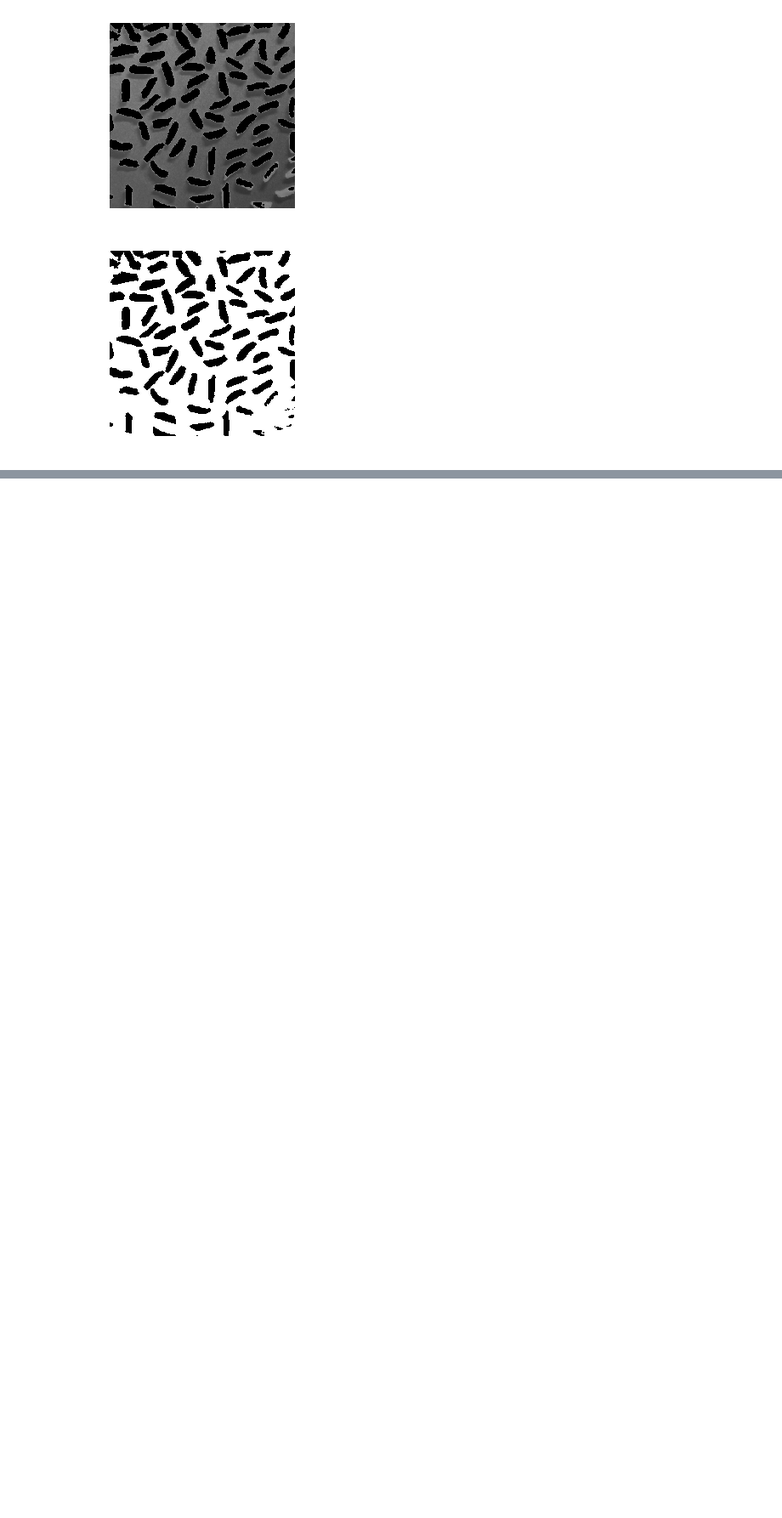
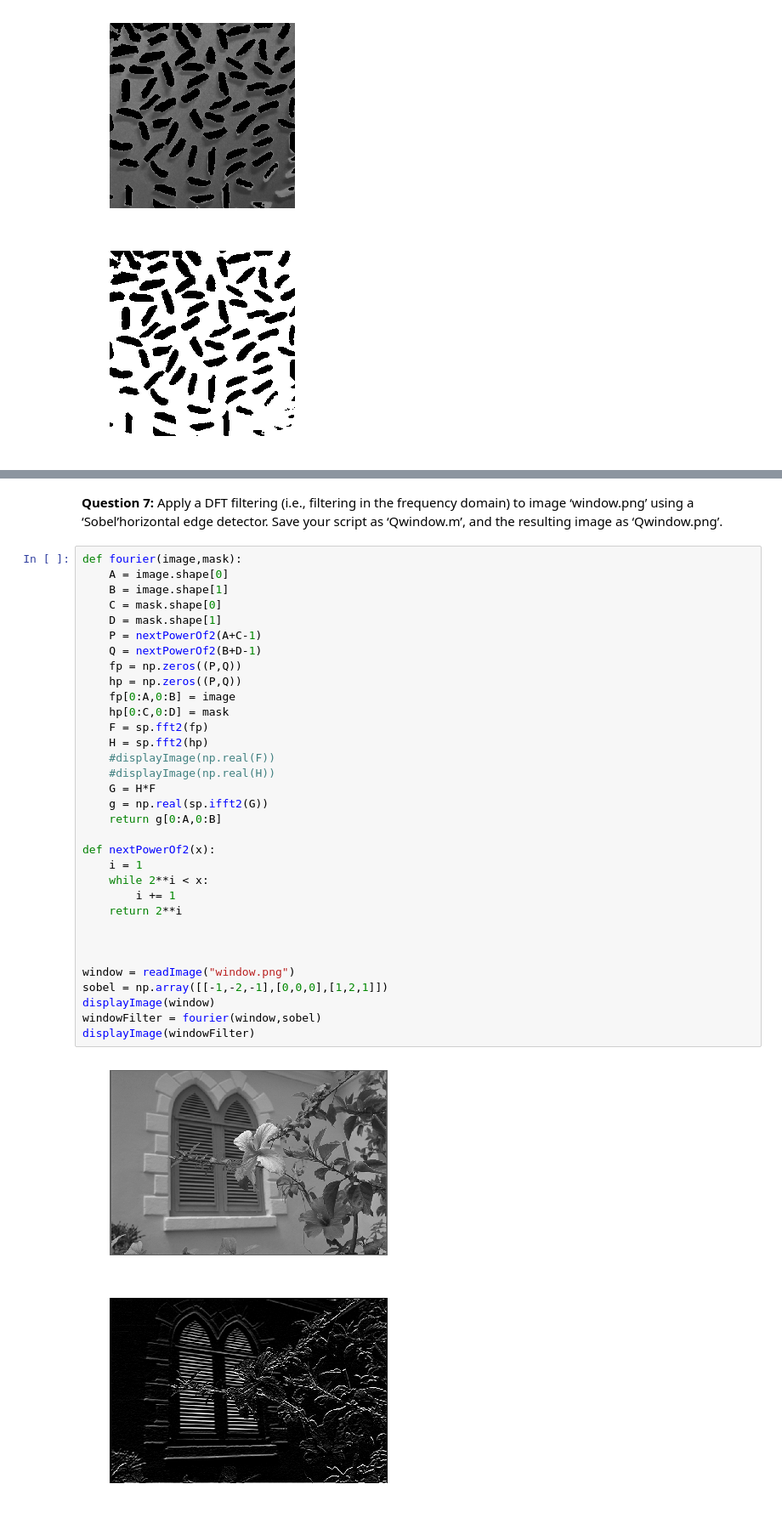
Before and after one commit to arcticNeemie/schoolwork, a Jupyter notebook: COMS/Honours/Digital Image Processing/Past Test.ipynb, the cells around one changed output, grey strips where cells are left out. Shown at 85% size. Saved outputs shown, nothing was run; the diff lists cells and outputs as text; blank space fills up the shorter version.

```diff
--- a/COMS/Honours/Digital Image Processing/Past Test.ipynb
+++ b/COMS/Honours/Digital Image Processing/Past Test.ipynb
@@ -143,0 +205,38 @@ displayImage(Q_rice_2,255)
+# %% [markdown]
+<b>Question 7: </b>Apply a DFT filtering (i.e., filtering in the frequency domain) to image ‘window.png’ using a ‘Sobel’horizontal edge detector. Save your script as ‘Qwindow.m’, and the resulting image as ‘Qwindow.png’.
+# %%
+def fourier(image,mask):
+    A = image.shape[0]
+    B = image.shape[1]
+    C = mask.shape[0]
+    D = mask.shape[1]
+    P = nextPowerOf2(A+C-1)
+    Q = nextPowerOf2(B+D-1)
+    fp = np.zeros((P,Q))
+    hp = np.zeros((P,Q))
+    fp[0:A,0:B] = image
+    hp[0:C,0:D] = mask
+    F = sp.fft2(fp)
+    H = sp.fft2(hp)
+    #displayImage(np.real(F))
+    #displayImage(np.real(H))
+    G = H*F
+    g = np.real(sp.ifft2(G))
+    return g[0:A,0:B]
+
+def nextPowerOf2(x):
+    i = 1
+    while 2**i < x:
+        i += 1
+    return 2**i
+
+
+
+window = readImage("window.png")
+sobel = np.array([[-1,-2,-1],[0,0,0],[1,2,1]])
+displayImage(window)
+windowFilter = fourier(window,sobel)
+displayImage(windowFilter)
+# %% [output]
+[figure, added]
+[figure, added]
```
Also changed, not shown: parts of 5 cells of this notebook, 2 other files.
